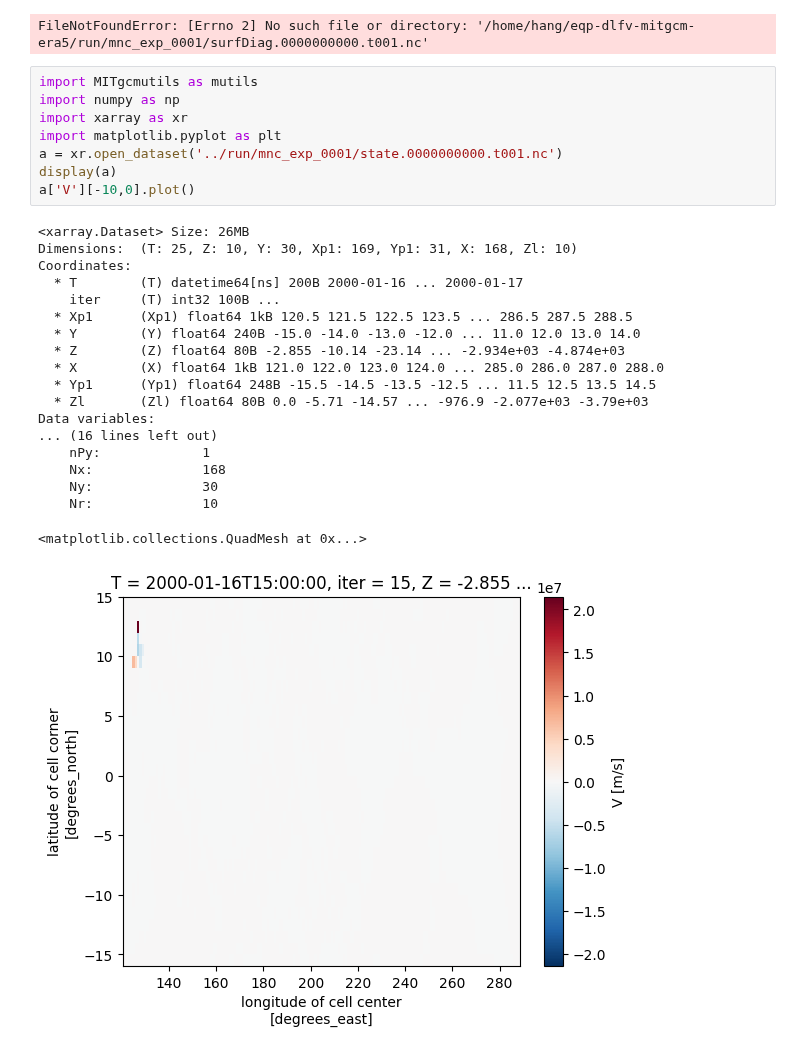
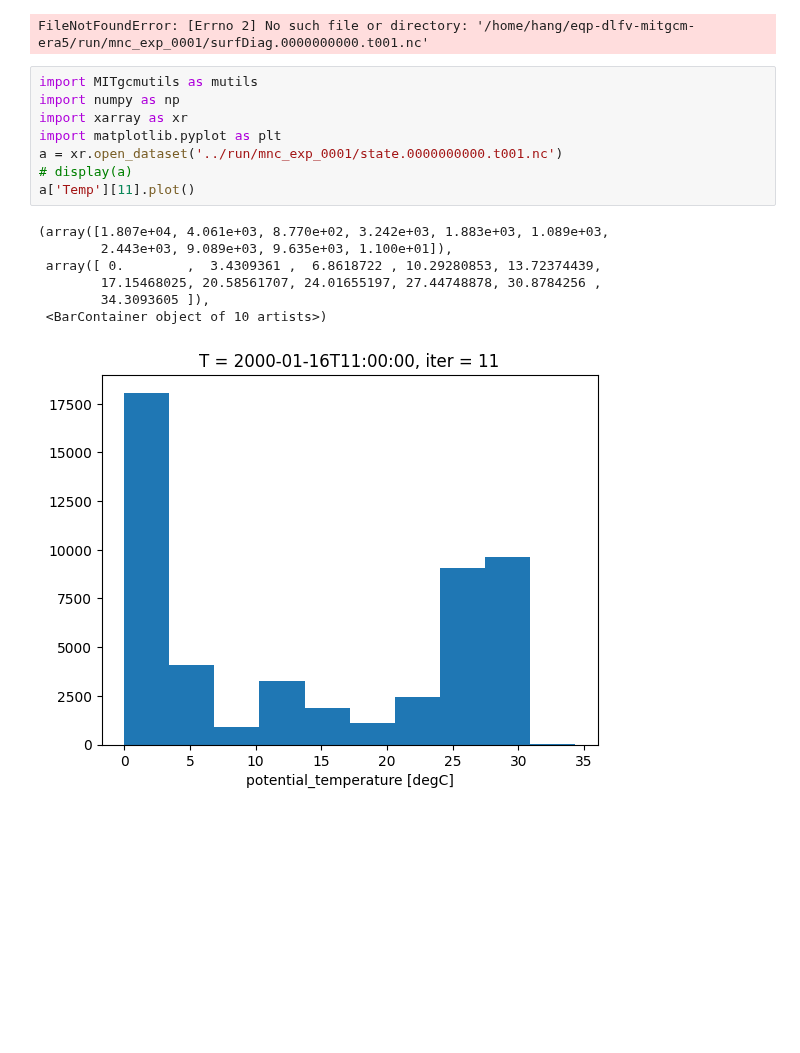
Before and after one commit to FattyZH/eqp-dlfv-mitgcm-era5, a Jupyter notebook: script/analysis.ipynb, the cells around one changed output. Drawn from its saved outputs; the diff is of its cells as text; blank space fills up the shorter version.

Commit message:
modified:   input/data.diagnostics 	modified:   script/analysis.ipynb 	modified:   script/gendata_Hydrog.ipynb

```diff
--- a/script/analysis.ipynb
+++ b/script/analysis.ipynb
@@ -24,28 +24,16 @@ FileNotFoundError: [Errno 2] No such file or directory: '/home/hang/eqp-dlfv-mit
 # %%
 import MITgcmutils as mutils
 import numpy as np
 import xarray as xr
 import matplotlib.pyplot as plt
 a = xr.open_dataset('../run/mnc_exp_0001/state.0000000000.t001.nc')
-display(a)
-a['V'][-10,0].plot()
+# display(a)
+a['Temp'][11].plot()
 # %% [output]
-<xarray.Dataset> Size: 26MB
-Dimensions:  (T: 25, Z: 10, Y: 30, Xp1: 169, Yp1: 31, X: 168, Zl: 10)
-Coordinates:
-  * T        (T) datetime64[ns] 200B 2000-01-16 ... 2000-01-17
-    iter     (T) int32 100B ...
-  * Xp1      (Xp1) float64 1kB 120.5 121.5 122.5 123.5 ... 286.5 287.5 288.5
-  * Y        (Y) float64 240B -15.0 -14.0 -13.0 -12.0 ... 11.0 12.0 13.0 14.0
-  * Z        (Z) float64 80B -2.855 -10.14 -23.14 ... -2.934e+03 -4.874e+03
-  * X        (X) float64 1kB 121.0 122.0 123.0 124.0 ... 285.0 286.0 287.0 288.0
-  * Yp1      (Yp1) float64 248B -15.5 -14.5 -13.5 -12.5 ... 11.5 12.5 13.5 14.5
-  * Zl       (Zl) float64 80B 0.0 -5.71 -14.57 ... -976.9 -2.077e+03 -3.79e+03
-Data variables:
-... (16 lines left out)
-    nPy:             1
-    Nx:              168
-    Ny:              30
-    Nr:              10
+(array([1.807e+04, 4.061e+03, 8.770e+02, 3.242e+03, 1.883e+03, 1.089e+03,
+        2.443e+03, 9.089e+03, 9.635e+03, 1.100e+01]),
+ array([ 0.        ,  3.4309361 ,  6.8618722 , 10.29280853, 13.72374439,
+        17.15468025, 20.58561707, 24.01655197, 27.44748878, 30.8784256 ,
+        34.3093605 ]),
+ <BarContainer object of 10 artists>)
-<matplotlib.collections.QuadMesh at 0x...>
-[figure, old version]
+[figure, new version]
```
Also changed, not shown: parts of 1 cell of this notebook, 2 other files.
